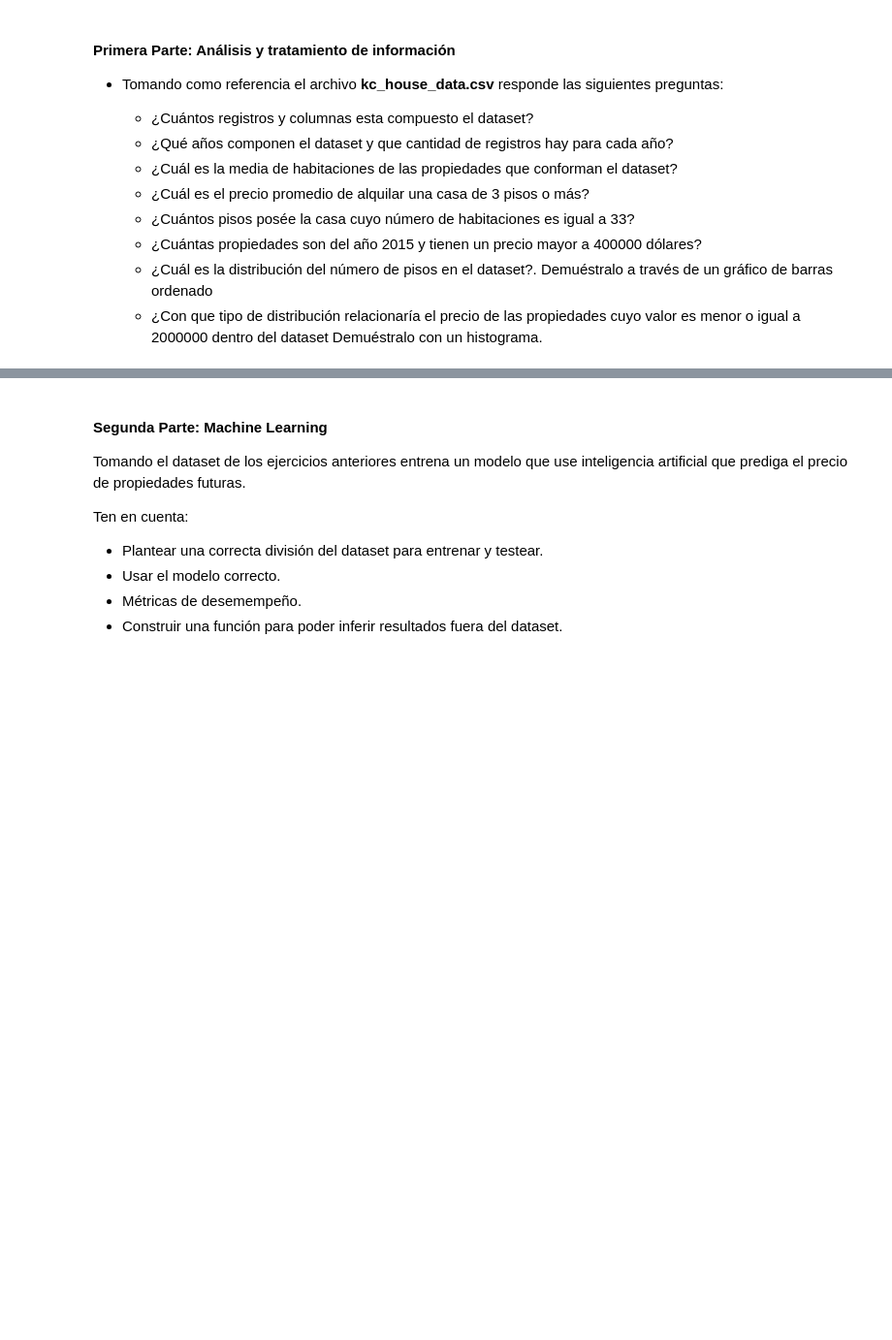
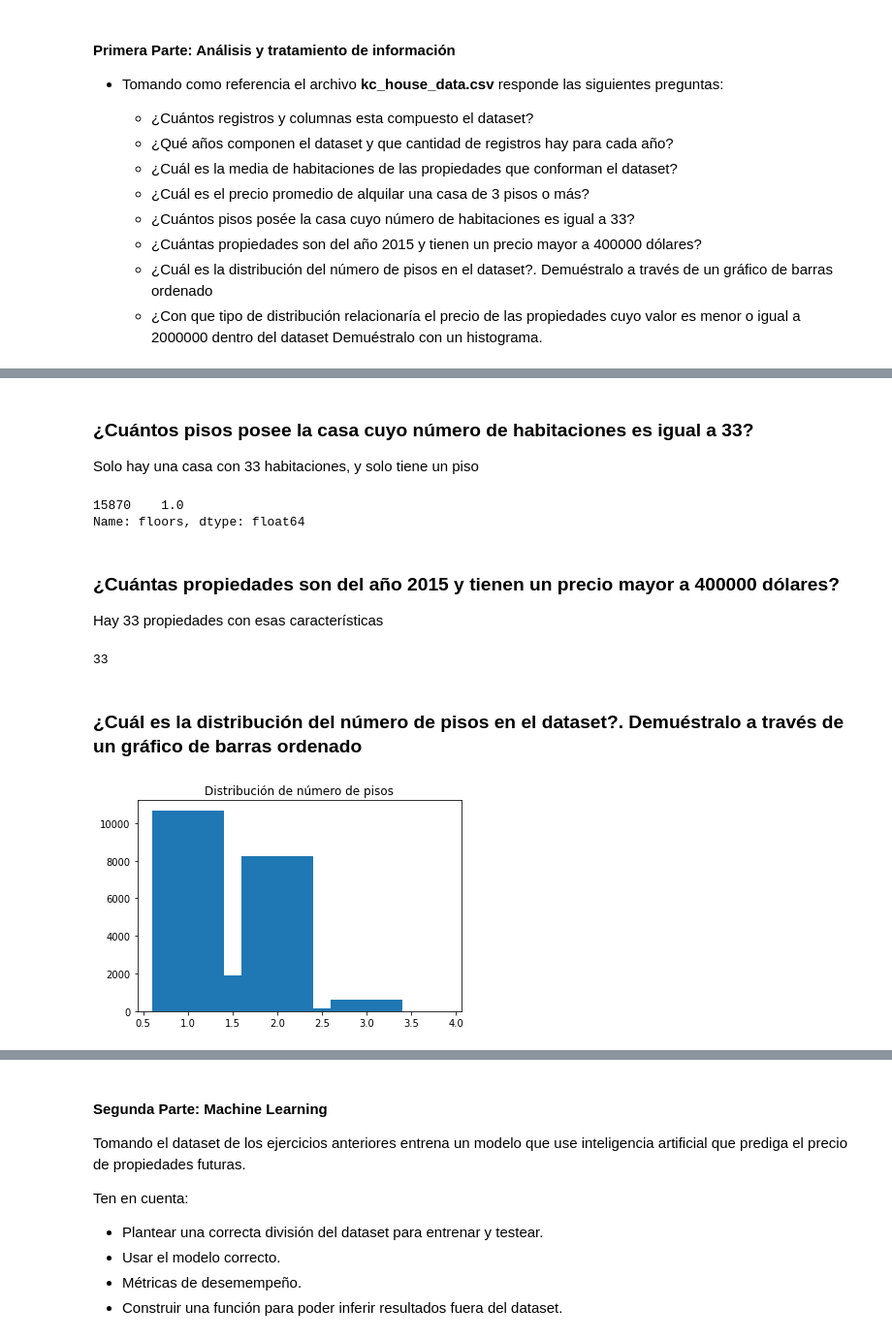
Before and after one commit to ndiaz9/NicolasDiaz, a Jupyter notebook: Desafio_Equinox.ipynb, the cells around one changed output, grey strips where cells are left out. Shown at 97% size. Cells and saved outputs as stored; diff of their text form; code cells hidden in the pictures; blank space fills up the shorter version.

```diff
--- a/Desafio_Equinox.ipynb
+++ b/Desafio_Equinox.ipynb
@@ -55,0 +67,2 @@ Te esperamos.
+# %%
+data = pd.read_csv('kc_house_data.csv', sep=',')
@@ -55,0 +122,29 @@ Te esperamos.
+# %% [markdown]
+### ¿Cuántos pisos posee la casa cuyo número de habitaciones es igual a 33?
+
+Solo hay una casa con 33 habitaciones, y solo tiene un piso
+# %%
+data[data['bedrooms'] == 33]['floors']
+# %% [output]
+15870    1.0
+Name: floors, dtype: float64
+# %% [markdown]
+### ¿Cuántas propiedades son del año 2015 y tienen un precio mayor a 400000 dólares?
+
+Hay 33 propiedades con esas características
+# %%
+len(data[(data['yr_built'] == 2015) & (data['price'] > 400000)])
+# %% [output]
+33
+# %% [markdown]
+### ¿Cuál es la distribución del número de pisos en el dataset?. Demuéstralo a través de un gráfico de barras ordenado
+# %%
+%matplotlib inline
+plt.figure()
+x = data['floors'].unique()
+y = data['floors'].value_counts()
+plt.bar(x,y)
+plt.title('Distribución de número de pisos')
+plt.show()
+# %% [output]
+[figure, added]
```
Also changed, not shown: parts of 50 cells of this notebook.
